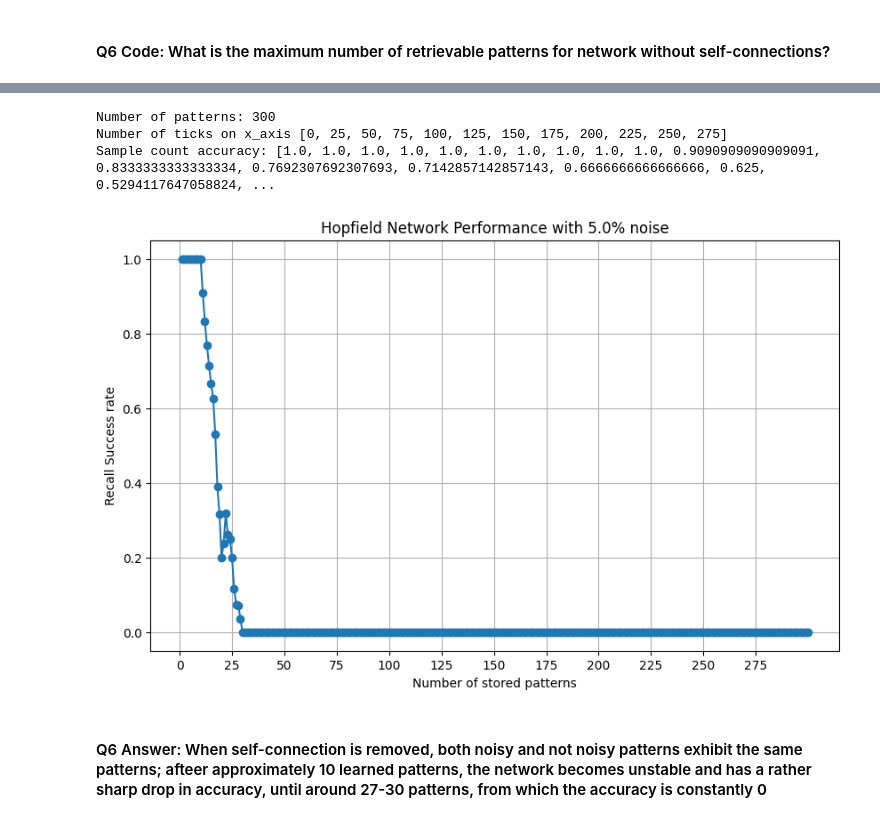
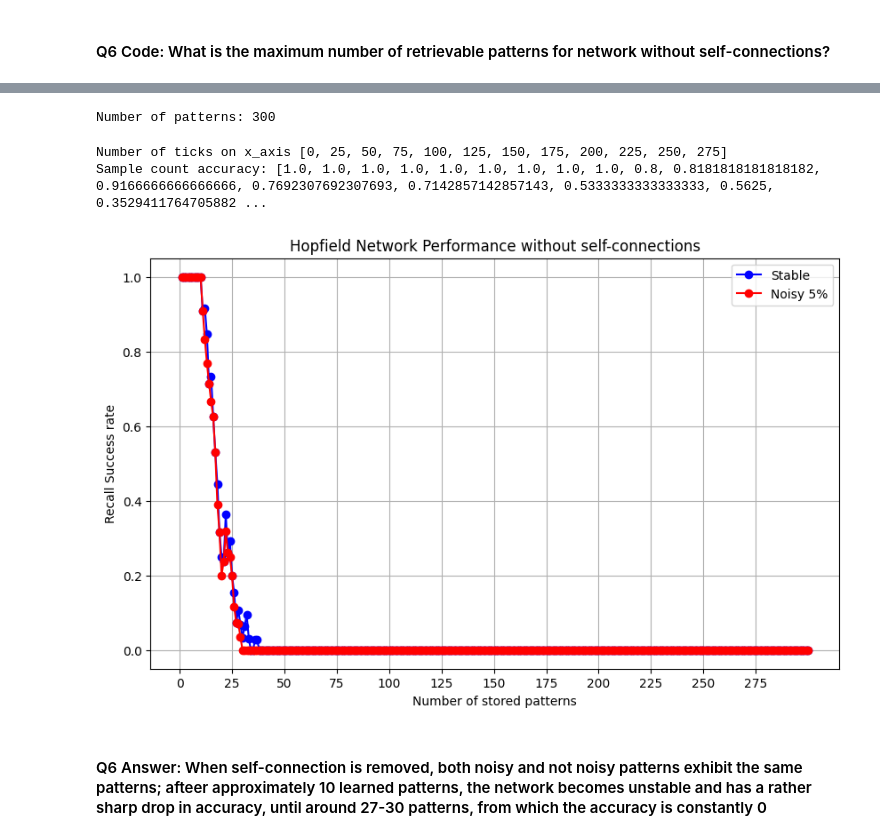
Before and after one commit to sebastians1999/DD2437_ANNs, a Jupyter notebook: lab3/hopfield_nets.ipynb, the cells around one changed output, grey strips where cells are left out. Cells and saved outputs as stored; diff of their text form; code cells hidden in the pictures.

```diff
--- a/lab3/hopfield_nets.ipynb
+++ b/lab3/hopfield_nets.ipynb
@@ -1175,6 +1227,6 @@ Sample count accuracy: [1.0, 1.0, 1.0, 1.0, 1.0, 1.0, 1.0, 1.0, 1.0, 1.0, 1.0, 0
 # %%
 # Pure data (nno noise)
 random_patterns = generate_random_patterns(300, 100)
-check_capacity(random_patterns, noise_inclusion=0, recall_iterations=1, retrain_hopfield_network=False, exclude_self_connection=True) # 0% noise
+recall_accuracy_stable = check_capacity(random_patterns, noise_inclusion=0, recall_iterations=1, retrain_hopfield_network=False, exclude_self_connection=True, plot_results=False) # 0% noise
 # %% [output]
 Number of patterns: 300
@@ -1184,12 +1233,20 @@ Sample count accuracy: [1.0, 1.0, 1.0, 1.0, 1.0, 1.0, 1.0, 1.0, 1.0, 1.0, 0.9090
 # %%
 # Noisy data
 random_patterns = generate_random_patterns(300, 100)
-check_capacity(random_patterns, noise_inclusion=0.05, recall_iterations=100, retrain_hopfield_network=False, exclude_self_connection=True) # 5% noise
+recall_accuracy_noisy = check_capacity(random_patterns, noise_inclusion=0.05, recall_iterations=100, retrain_hopfield_network=False, exclude_self_connection=True, plot_results=False) # 5% noise
 # %% [output]
 Number of patterns: 300
-Number of ticks on x_axis [0, 25, 50, 75, 100, 125, 150, 175, 200, 225, 250, 275]
-Sample count accuracy: [1.0, 1.0, 1.0, 1.0, 1.0, 1.0, 1.0, 1.0, 1.0, 1.0, 0.9090909090909091, 0.8333333333333334, 0.7692307692307693, 0.7142857142857143, 0.6666666666666666, 0.625, 0.5294117647058824, ...
-[figure, removed]
+# %%
+plot_data(
+    patterns=random_patterns,
+    recall_accuracy_stable=recall_accuracy_stable,
+    recall_accuracy_noisy=recall_accuracy_noisy,
+    title='Hopfield Network Performance without self-connections',
+    )
+# %% [output]
+Number of ticks on x_axis [0, 25, 50, 75, 100, 125, 150, 175, 200, 225, 250, 275]
+Sample count accuracy: [1.0, 1.0, 1.0, 1.0, 1.0, 1.0, 1.0, 1.0, 1.0, 0.8, 0.8181818181818182, 0.9166666666666666, 0.7692307692307693, 0.7142857142857143, 0.5333333333333333, 0.5625, 0.3529411764705882 ...
+[figure, added]
 # %% [markdown]
 #### Q6 Answer: When self-connection is removed, both noisy and not noisy patterns exhibit the same patterns; afteer approximately 10 learned patterns, the network becomes unstable and has a rather sharp drop in accuracy, until around 27-30 patterns, from which the accuracy is constantly 0
 # %% [markdown]
```
Also changed, not shown: parts of 28 cells of this notebook.
